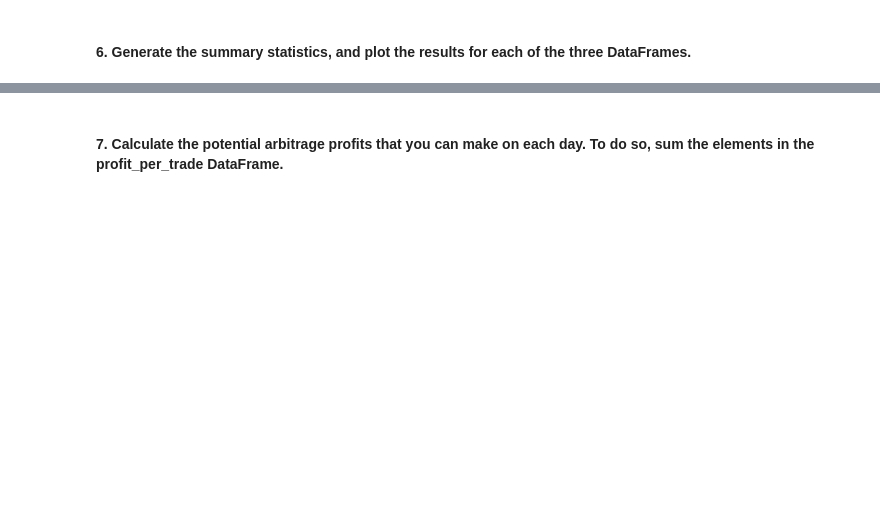
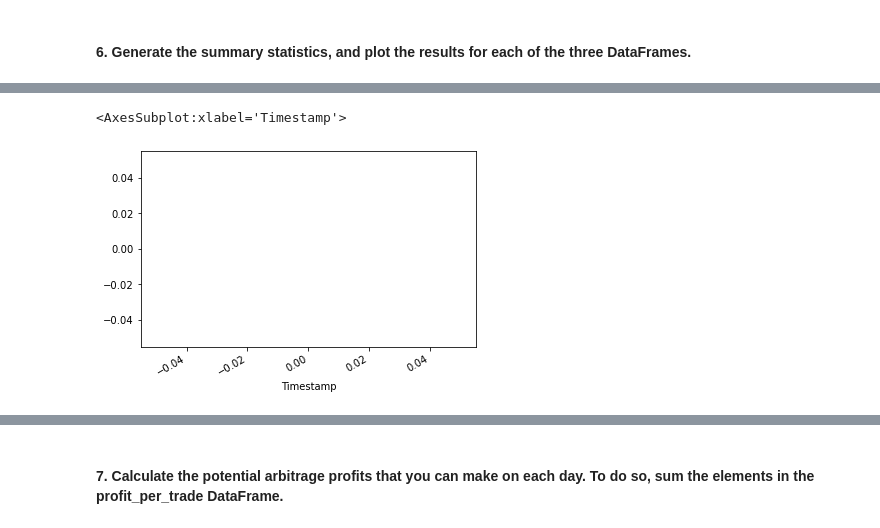
Before and after one commit to rrmangum/Bitcoin_Arbitrage_Trading_Opportunities_2018, a Jupyter notebook: crypto_arbitrage.ipynb, the cells around one changed output, grey strips where cells are left out. Drawn from its saved outputs; the diff is of its cells as text; code cells hidden in the pictures; blank space fills up the shorter version.

```diff
--- a/crypto_arbitrage.ipynb
+++ b/crypto_arbitrage.ipynb
@@ -552,7 +553,8 @@ max       439.010000
 Name: Close, dtype: float64
 # %%
 boolean_filter_middle = arbitrage_spread_middle > 0
-arbitrage_spread_middle.loc[boolean_filter_middle].describe()
+arb_spread_middle_filter = arbitrage_spread_middle.loc[boolean_filter_middle]
+arb_spread_middle_filter.describe()
 # %% [output]
 count    1039.000000
 mean       18.456487
@@ -587,0 +605,3 @@ spread_return_early= # YOUR CODE HERE
+# %%
+spread_return_middle = arb_spread_middle_filter / coinbase_sliced.loc["2018-02-16"]
+spread_return_middle.index[spread_return_middle.argmax()]
@@ -596,0 +644,3 @@ profitable_trades_early = # YOUR CODE HERE
+# %%
+profitable_trades_middle = spread_return_middle[spread_return_middle > 0.01]
+profitable_trades_middle.head()
@@ -622,0 +742,6 @@ profit_per_trade_early = # YOUR CODE HERE
+# %%
+profit_per_trade_middle.describe()
+profit_per_trade_middle.plot()
+# %% [output]
+<AxesSubplot:xlabel='Timestamp'>
+[figure, added]
```
Also changed, not shown: parts of 25 cells of this notebook.
